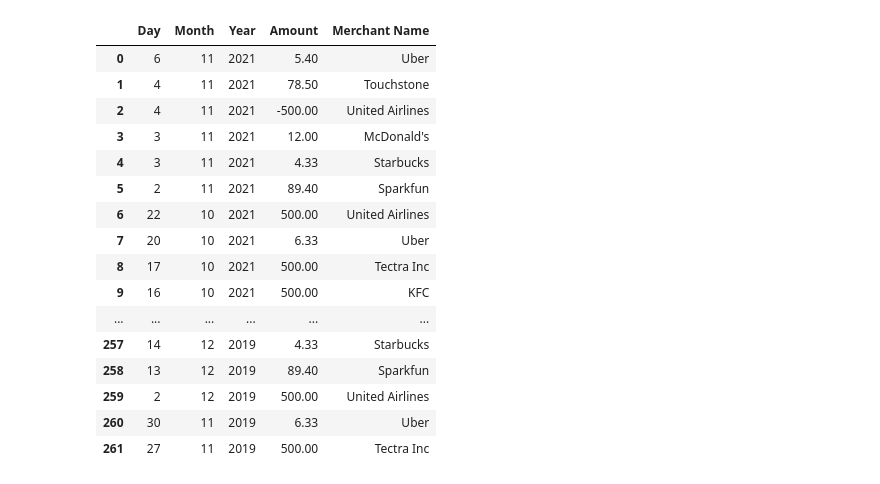
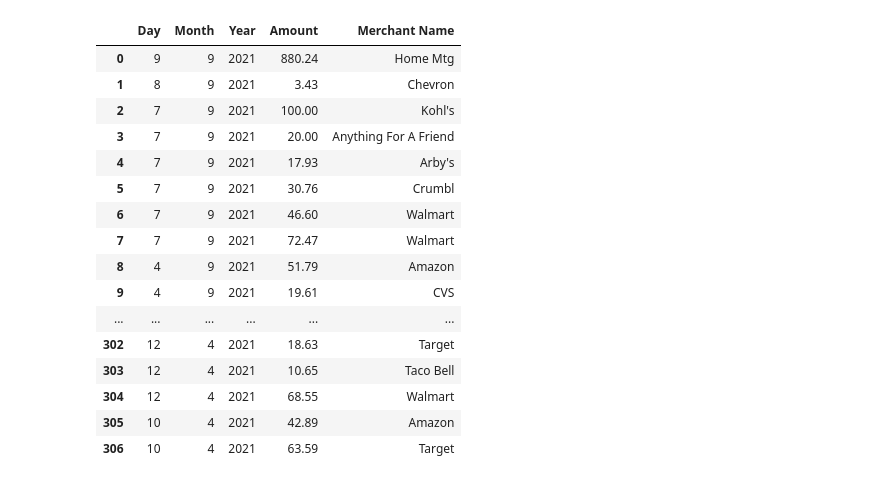
Before and after one commit to aaronjpotter93/BigBen, a Jupyter notebook: ai/dataFrameBuilder.ipynb, the cells around one changed output. Drawn from its saved outputs; the diff is of its cells as text; code cells hidden in the pictures.

Commit message:
NN works with real data in app, pushing from copied folder

```diff
--- a/ai/dataFrameBuilder.ipynb
+++ b/ai/dataFrameBuilder.ipynb
@@ -62,52 +62,66 @@ def parseDate(date):
     year = date[:4]
     return day, month, year
 # %%
+with open("../transactions.json") as f:
+    data = json.load(f)
+
+new_list = []
+for i in range(len(data)):
+    if data[i]['merchant_name'] != None:
+        # print(data[i]['date'], data[i]['amount'], data[i]['name'])
+        new_list.append(data[i])
+
+with open('../FilteredTransactions.json', 'w') as jsonfile:
+    json.dump(new_list, jsonfile)
+
 columns = {}
+
+subcategories = {'Mortgage': 1, 'Utilities': 2, 'Internet': 3, 'Home Repairs': 4, 'Gas': 5, 'Car Repairs': 6, 'Auto Insurance': 7, 'Groceries': 8, 'Fast Food': 9, 'Restaurants': 10, 'Beverages': 11, 'Pet Food & Supplies': 12, 'Veterinary': 13, 'Cell Phones': 14, 'Clothes': 15, 'Subscriptions': 16, 'Entertainment': 17, 'Life Insurance': 18, 'Pet Insurance': 19, 'Student Loans': 20, 'Home Equity Loan': 21, 'Home Depot Project Loan': 22, 'Cassie Capital One': 23, 'Braden Capital One': 24, 'Deseret First Credit': 25, 'Khols Credit': 26, 'MISC': 27, 'Pharmacy': 28, 'Dental & Vision Insurance': 29, 'Eyecare': 30}
+
 labels = {"Uber": 1, "Touchstone": 2, "United Airlines": 3, "McDonald's": 4, "Starbucks": 5, "Sparkfun": 6, "Tectra Inc": 7, "Madison Bicycle Shop": 8, "KFC": 4}
 labels_list = []
 df = pd.DataFrame(columns=["Day", "Month", "Year", "Amount", "Merchant Name"])
 count = 0
 for i in range(0, len(new_list)):
     currentItem = new_list[i]
 
-    if not currentItem['merchant_name'].__eq__('None'):
-        day, month, year = parseDate(currentItem['date'])
-        amount = currentItem['amount']
-        df.loc[i] = [day, month, year, amount, currentItem["merchant_name"]]
-        if currentItem['merchant_name'] not in columns:
-            columns[currentItem['merchant_name']]=[1]
+    day, month, year = parseDate(currentItem['date'])
+    amount = currentItem['amount']
+    df.loc[i] = [day, month, year, amount, currentItem["merchant_name"]]
+    if currentItem['merchant_name'] not in columns:
+        columns[currentItem['merchant_name']]=[1]
 
-            for i in range(count):
-                columns[currentItem['merchant_name']].insert(0,0)
-            count += 1
+        for i in range(count):
+            columns[currentItem['merchant_name']].insert(0,0)
+        count += 1
 
-            for key, value in columns.items():
-                if not key.__eq__(currentItem['merchant_name']):
+        for key, value in columns.items():
+            if not key.__eq__(currentItem['merchant_name']):
                     value.append(0)
-        else:
-            columns[currentItem['merchant_name']].append(1)
-            count += 1
-            for key, value in columns.items():
-                if not key.__eq__(currentItem['merchant_name']):
-                    value.append(0)
-        labels_list.append(labels[currentItem['merchant_name']])
-
+    else:
+        columns[currentItem['merchant_name']].append(1)
+        count += 1
+        for key, value in columns.items():
+            if not key.__eq__(currentItem['merchant_name']):
+                value.append(0)
+    # labels_list.append(labels[currentItem['merchant_name']])
+df.to_csv('categoryNames.csv')
 df
 # %% [output]
 |  | Day | Month | Year | Amount | Merchant Name |
-| 0 | 6 | 11 | 2021 | 5.40 | Uber |
-| 1 | 4 | 11 | 2021 | 78.50 | Touchstone |
-| 2 | 4 | 11 | 2021 | -500.00 | United Airlines |
-| 3 | 3 | 11 | 2021 | 12.00 | McDonald's |
-| 4 | 3 | 11 | 2021 | 4.33 | Starbucks |
-| 5 | 2 | 11 | 2021 | 89.40 | Sparkfun |
-| 6 | 22 | 10 | 2021 | 500.00 | United Airlines |
-| 7 | 20 | 10 | 2021 | 6.33 | Uber |
-| 8 | 17 | 10 | 2021 | 500.00 | Tectra Inc |
-| 9 | 16 | 10 | 2021 | 500.00 | KFC |
+| 0 | 9 | 9 | 2021 | 880.24 | Home Mtg |
+| 1 | 8 | 9 | 2021 | 3.43 | Chevron |
+| 2 | 7 | 9 | 2021 | 100.00 | Kohl's |
+| 3 | 7 | 9 | 2021 | 20.00 | Anything For A Friend |
+| 4 | 7 | 9 | 2021 | 17.93 | Arby's |
+| 5 | 7 | 9 | 2021 | 30.76 | Crumbl |
+| 6 | 7 | 9 | 2021 | 46.60 | Walmart |
+| 7 | 7 | 9 | 2021 | 72.47 | Walmart |
+| 8 | 4 | 9 | 2021 | 51.79 | Amazon |
+| 9 | 4 | 9 | 2021 | 19.61 | CVS |
 | ... | ... | ... | ... | ... | ... |
-| 257 | 14 | 12 | 2019 | 4.33 | Starbucks |
-| 258 | 13 | 12 | 2019 | 89.40 | Sparkfun |
-| 259 | 2 | 12 | 2019 | 500.00 | United Airlines |
-| 260 | 30 | 11 | 2019 | 6.33 | Uber |
-| 261 | 27 | 11 | 2019 | 500.00 | Tectra Inc |
+| 302 | 12 | 4 | 2021 | 18.63 | Target |
+| 303 | 12 | 4 | 2021 | 10.65 | Taco Bell |
+| 304 | 12 | 4 | 2021 | 68.55 | Walmart |
+| 305 | 10 | 4 | 2021 | 42.89 | Amazon |
+| 306 | 10 | 4 | 2021 | 63.59 | Target |
```
Also changed, not shown: parts of 4 cells of this notebook, 21 other files.
